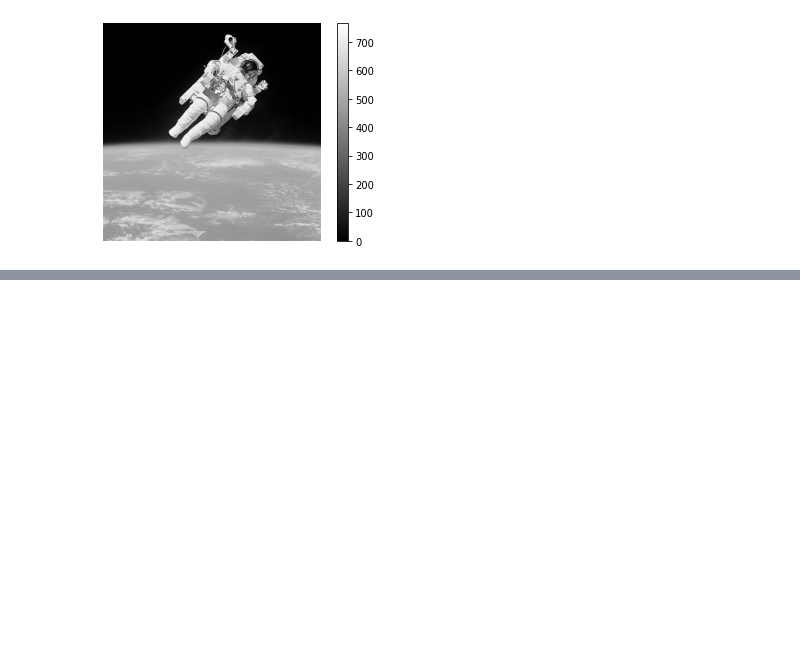
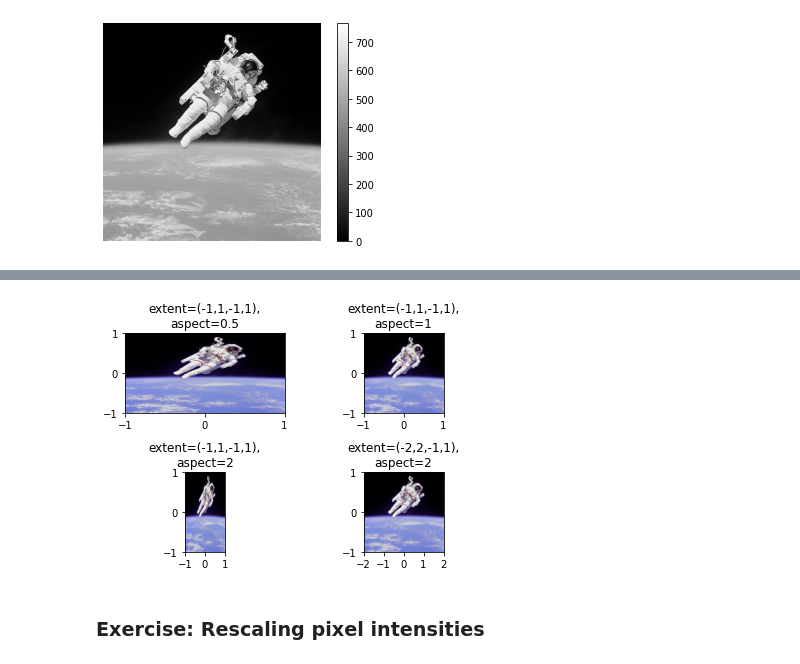
Before and after one commit to zaedulislam/Introduction_to_Data_Visualization_in_Python, a Jupyter notebook: 2. Plotting 2D arrays/Plotting 2D arrays.ipynb, the cells around one changed output, grey strips where cells are left out. Cells and saved outputs as stored; diff of their text form; code cells hidden in the pictures; blank space fills up the shorter version.

Commit message:
Extent and aspect

```diff
--- a/2. Plotting 2D arrays/Plotting 2D arrays.ipynb
+++ b/2. Plotting 2D arrays/Plotting 2D arrays.ipynb
@@ -262,0 +271,40 @@ plt.show()
+# %%
+# Load the image into an array: img
+filepath = '/content/drive/My Drive/Colab Notebooks/DataCamp/Introduction to Data Visualization in Python/2. Plotting 2D arrays/Image/480px-Astronaut-EVA.jpg'
+img = plt.imread(filepath)
+
+# Specify the extent and aspect ratio of the top left subplot
+plt.subplot(2,2,1)
+plt.title('extent=(-1,1,-1,1),\naspect=0.5')
+plt.xticks([-1,0,1])
+plt.yticks([-1,0,1])
+plt.imshow(img, extent = (-1,1,-1,1), aspect = 0.5)
+
+# Specify the extent and aspect ratio of the top right subplot
+plt.subplot(2,2,2)
+plt.title('extent=(-1,1,-1,1),\naspect=1')
+plt.xticks([-1,0,1])
+plt.yticks([-1,0,1])
+plt.imshow(img, extent = (-1, 1, -1, 1), aspect = 1)
+
+# Specify the extent and aspect ratio of the bottom left subplot
+plt.subplot(2,2,3)
+plt.title('extent=(-1,1,-1,1),\naspect=2')
+plt.xticks([-1,0,1])
+plt.yticks([-1,0,1])
+plt.imshow(img, extent = (-1, 1, -1, 1), aspect = 2)
+
+# Specify the extent and aspect ratio of the bottom right subplot
+plt.subplot(2,2,4)
+plt.title('extent=(-2,2,-1,1),\naspect=2')
+plt.xticks([-2,-1,0,1,2])
+plt.yticks([-1,0,1])
+plt.imshow(img, extent = (-2, 2, -1, 1), aspect = 2)
+
+# Improve spacing and display the figure
+plt.tight_layout()
+plt.show()
+# %% [output]
+[figure, added]
+# %% [markdown]
+### **Exercise: Rescaling pixel intensities**
```
Also changed, not shown: parts of 3 cells of this notebook.
